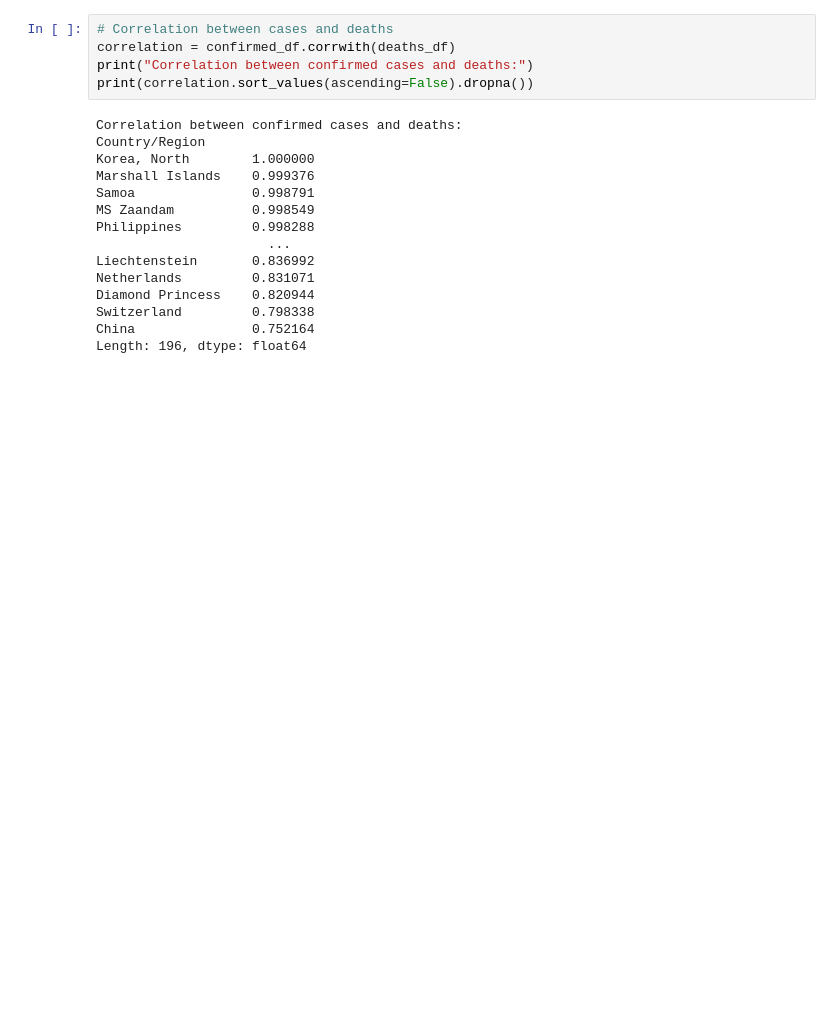
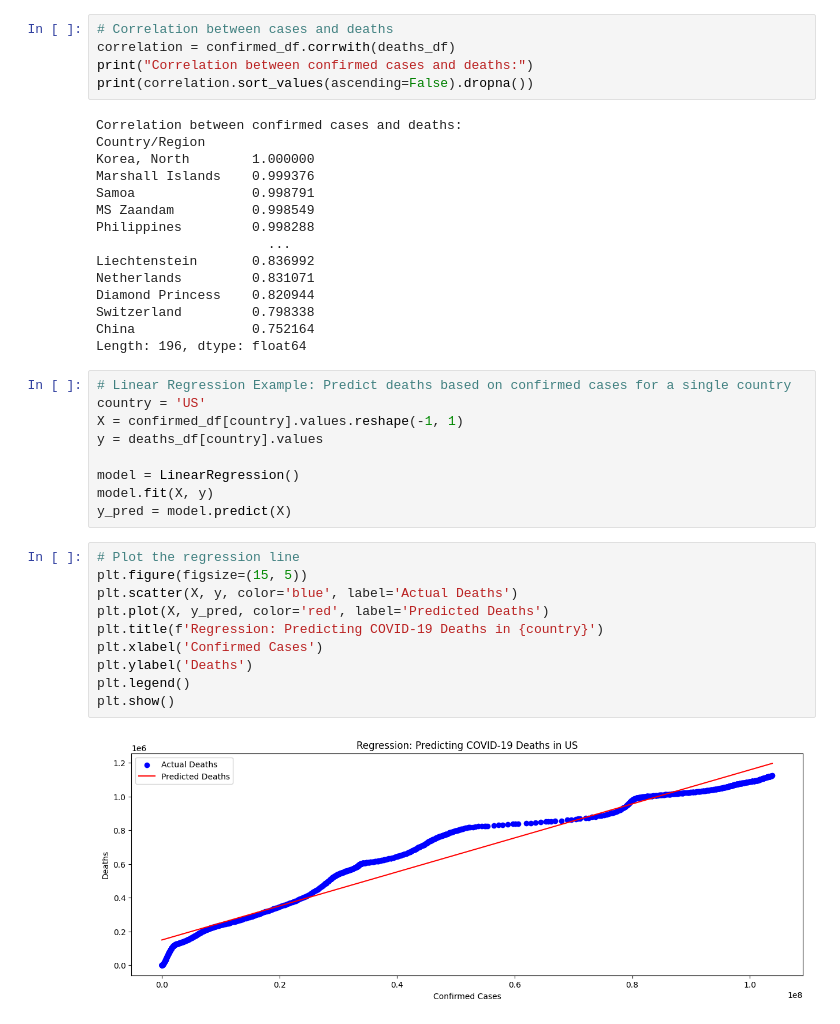
Before and after one commit to Akshay-Paunikar/Statistics_for_Data_Science, a Jupyter notebook: Data_Analysis/Covid_19/Covid_19_Data_Analysis.ipynb, the cells around one changed output. Drawn from its saved outputs; the diff is of its cells as text; blank space fills up the shorter version.

Commit message:
Covid 19 - Predict deaths based on confirmed cases for a single country "USA"

```diff
--- a/Data_Analysis/Covid_19/Covid_19_Data_Analysis.ipynb
+++ b/Data_Analysis/Covid_19/Covid_19_Data_Analysis.ipynb
@@ -229,3 +229,24 @@ Diamond Princess    0.820944
 Switzerland         0.798338
 China               0.752164
 Length: 196, dtype: float64
+# %%
+# Linear Regression Example: Predict deaths based on confirmed cases for a single country
+country = 'US'
+X = confirmed_df[country].values.reshape(-1, 1)
+y = deaths_df[country].values
+
+model = LinearRegression()
+model.fit(X, y)
+y_pred = model.predict(X)
+# %%
+# Plot the regression line
+plt.figure(figsize=(15, 5))
+plt.scatter(X, y, color='blue', label='Actual Deaths')
+plt.plot(X, y_pred, color='red', label='Predicted Deaths')
+plt.title(f'Regression: Predicting COVID-19 Deaths in {country}')
+plt.xlabel('Confirmed Cases')
+plt.ylabel('Deaths')
+plt.legend()
+plt.show()
+# %% [output]
+[figure, added]
```
Also changed, not shown: parts of 1 cell of this notebook.
